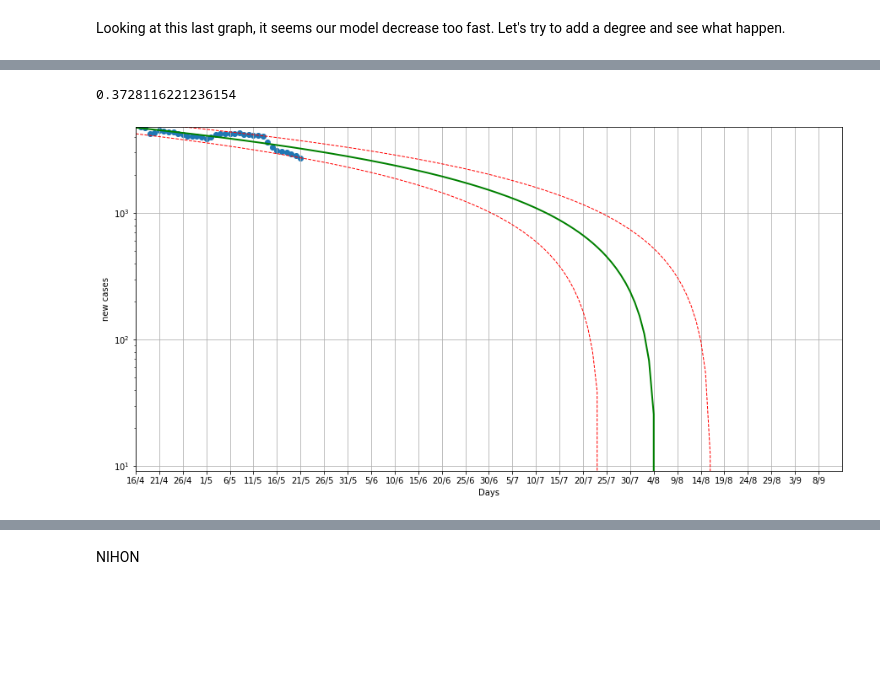
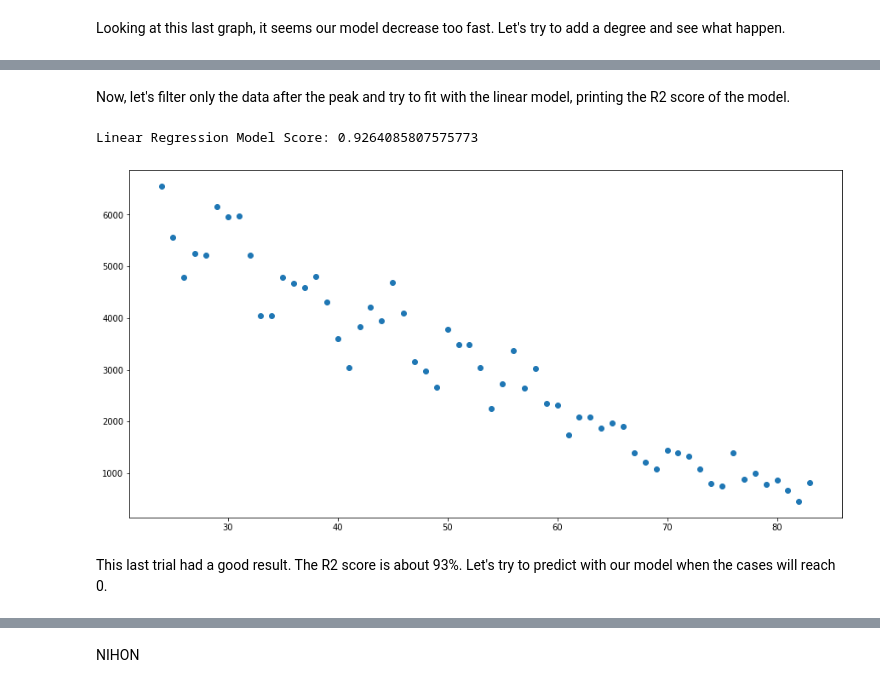
Before and after one commit to Mattia81/DataScienceForBusiness, a Jupyter notebook: COVID19_analysis/COVID19_analysis.ipynb, the cells around one changed output, grey strips where cells are left out. Cells and saved outputs as stored; diff of their text form; code cells hidden in the pictures; blank space fills up the shorter version.

Commit message:
Update model section

```diff
--- a/COVID19_analysis/COVID19_analysis.ipynb
+++ b/COVID19_analysis/COVID19_analysis.ipynb
@@ -1314,4 +1335,4 @@ italy_cases
 italy_dates
 italy_set=pd.DataFrame()
 italy_set['New cases'] = italy_cases
-italy_set.set_index(italy_dates)
+italy_set = italy_set.set_index(italy_dates)
@@ -1494,13 +1344,9 @@ Linear Regression Model Score: 0.6755763348213706
-# %%
-train_value=int(len(X)*0.70)
-
-X_train=X[0:train_value]
-
-y_train=y[0:train_value]
-
-y_test=y[train_value:]
-
-predictTrain(X, y, X_train,y_train,peak_date,uk_set_am.index, linear_regr,y_test,150)
-# %% [output]
-0.3728116221236154
-[figure, removed]
+# %% [markdown]
+Now, let's filter only the data after the peak and try to fit with the linear model, printing the R2 score of the model.
+# %%
+X, y, peak_date, linear_regr = curveAfterPeak(italy_dates,italy_set['New cases'])
+# %% [output]
+Linear Regression Model Score: 0.9264085807575773
+[figure, added]
+# %% [markdown]
+This last trial had a good result. The R2 score is about 93%. Let's try to predict with our model when the cases will reach 0.
```
Also changed, not shown: parts of 106 cells of this notebook, 1 other file.
